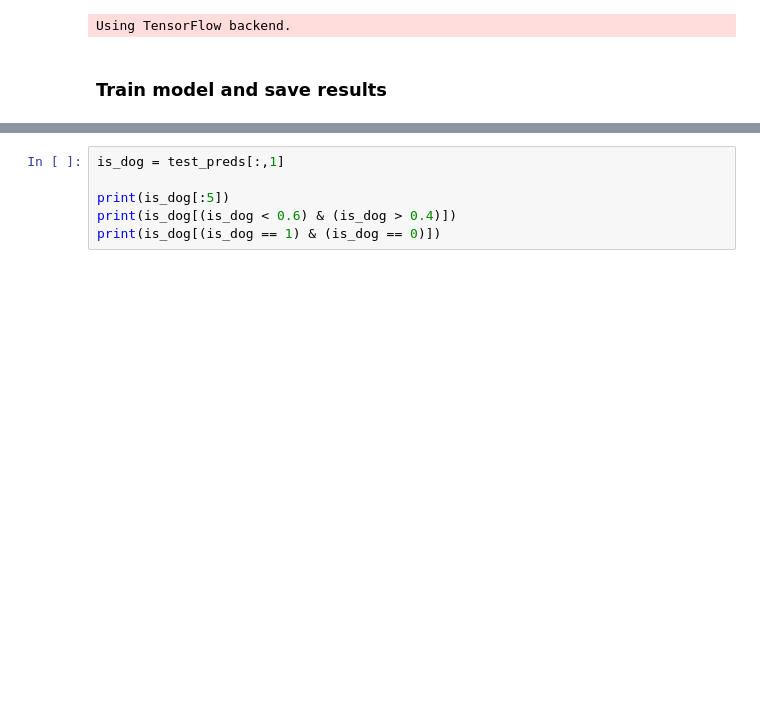
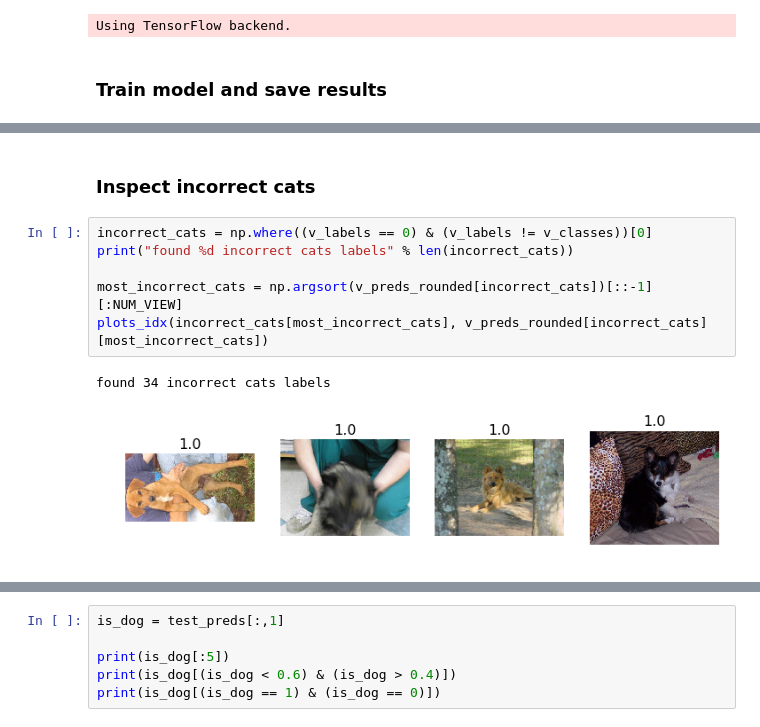
Before and after one commit to gabesoft/fast-ai, a Jupyter notebook: lesson1/nbs/main.ipynb, the cells around one changed output, grey strips where cells are left out. Drawn from its saved outputs; the diff is of its cells as text; blank space fills up the shorter version.

```diff
--- a/lesson1/nbs/main.ipynb
+++ b/lesson1/nbs/main.ipynb
@@ -99,0 +136,11 @@ show_image(paths[1])
+# %% [markdown]
+### Inspect incorrect cats
+# %%
+incorrect_cats = np.where((v_labels == 0) & (v_labels != v_classes))[0]
+print("found %d incorrect cats labels" % len(incorrect_cats))
+
+most_incorrect_cats = np.argsort(v_preds_rounded[incorrect_cats])[::-1][:NUM_VIEW]
+plots_idx(incorrect_cats[most_incorrect_cats], v_preds_rounded[incorrect_cats][most_incorrect_cats])
+# %% [output]
+found 34 incorrect cats labels
+[figure, added]
```
Also changed, not shown: parts of 23 cells of this notebook.
